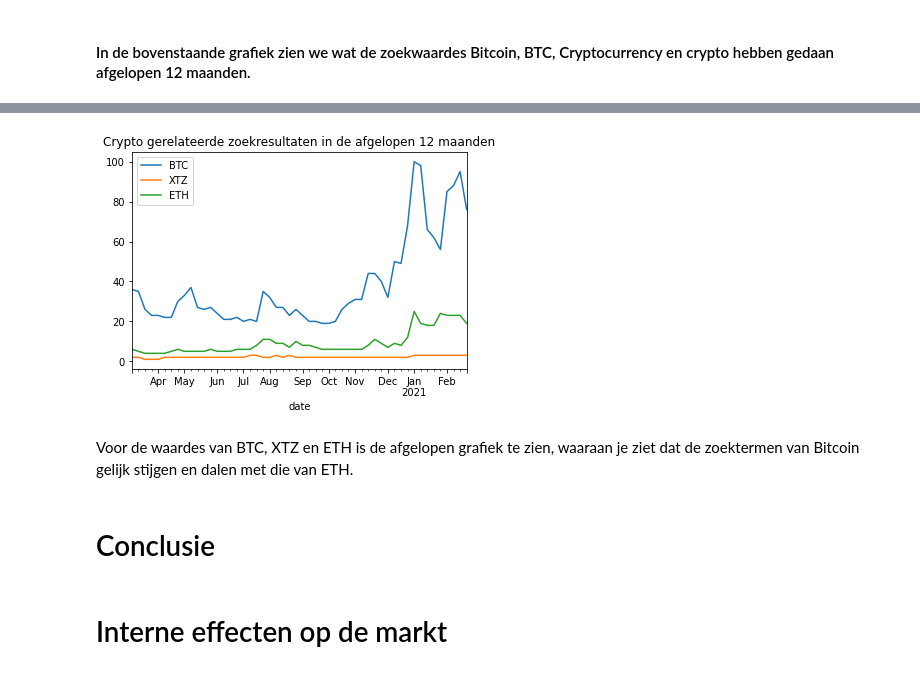
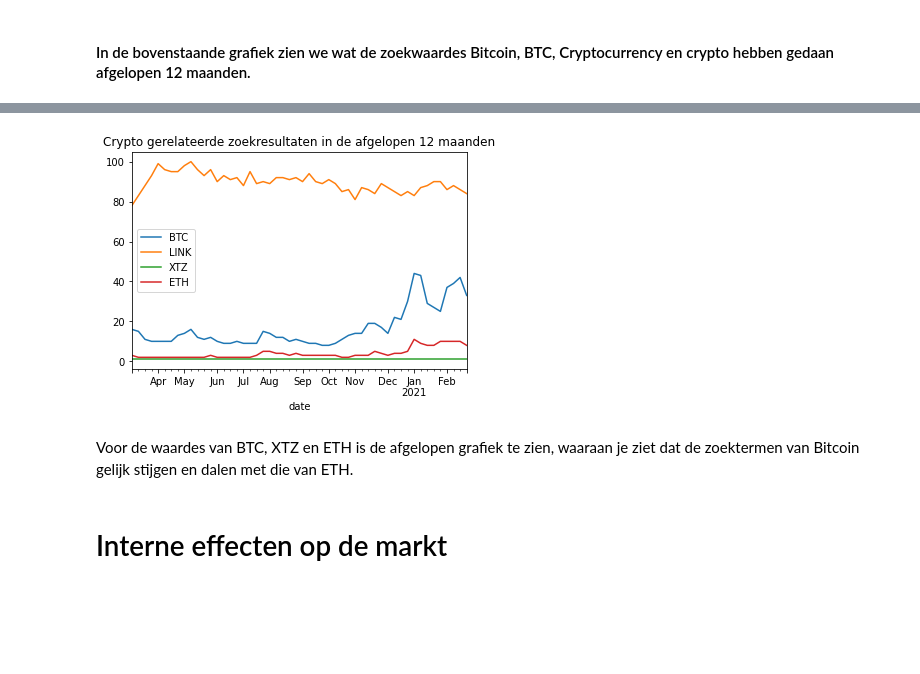
Before and after one commit to LRARIS/nbinteract-tutorial, a Jupyter notebook: tutorial.ipynb, the cells around one changed output, grey strips where cells are left out. Saved outputs shown, nothing was run; the diff lists cells and outputs as text; code cells hidden in the pictures; blank space fills up the shorter version.

```diff
--- a/tutorial.ipynb
+++ b/tutorial.ipynb
@@ -376,22 +401,20 @@ fig.savefig('figure.png')
 # %%
-keywords = ['BTC', 'XTZ', 'ETH']
+keywords = ['BTC', 'LINK', 'XTZ', 'ETH']
 pytrend.build_payload(
      kw_list=keywords,
      cat=0,
      timeframe='today 12-m',
      geo='',
      gprop='')
 data = pytrend.interest_over_time()
 data= data.drop(labels=['isPartial'],axis='columns')
 image = data.plot(title = 'Crypto gerelateerde zoekresultaten in de afgelopen 12 maanden')
 fig = image.get_figure()
 fig.savefig('figure.png')
 # %% [output]
-[figure, old version]
+[figure, new version]
 # %% [markdown]
 Voor de waardes van BTC, XTZ en ETH is de afgelopen grafiek te zien, waaraan je ziet dat de zoektermen van Bitcoin gelijk stijgen en dalen met die van ETH.
-# %% [markdown]
-# Conclusie
 # %% [markdown]
 # Interne effecten op de markt
 # %% [markdown]
```
Also changed, not shown: parts of 71 cells of this notebook, 8 other files.
